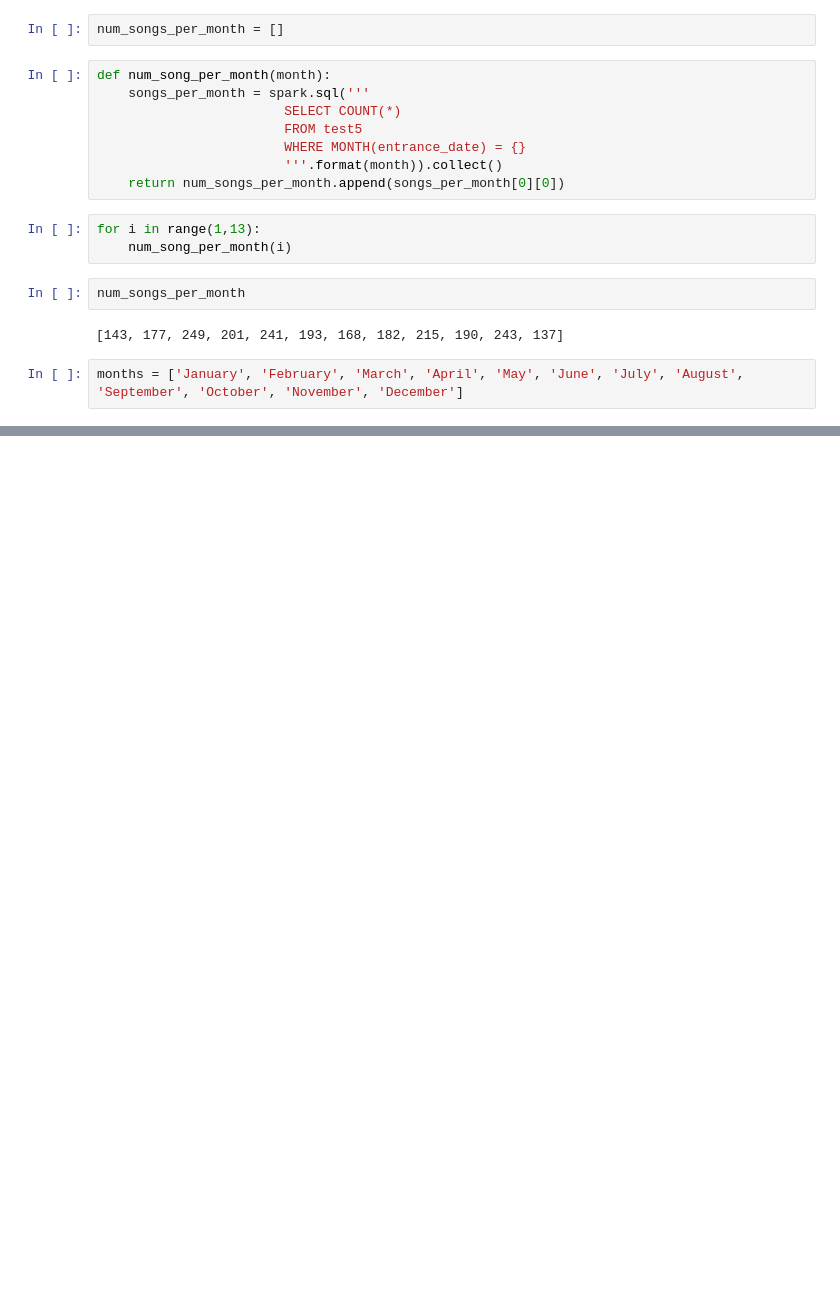
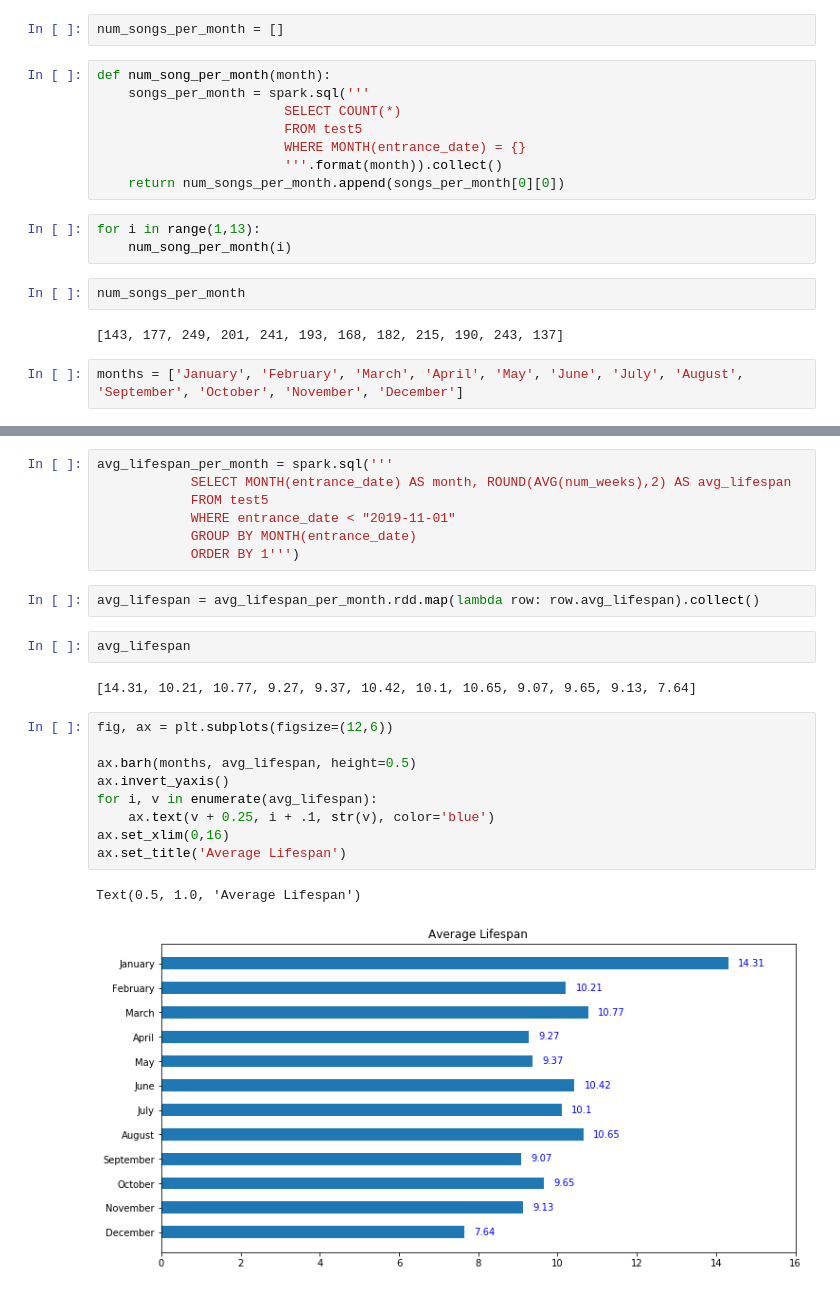
Before and after one commit to virsagothethird/UK-Top-100-Songs, a Jupyter notebook: uk100.ipynb, the cells around one changed output, grey strips where cells are left out. Saved outputs shown, nothing was run; the diff lists cells and outputs as text; blank space fills up the shorter version.

```diff
--- a/uk100.ipynb
+++ b/uk100.ipynb
@@ -851,0 +924,25 @@ ax.set_xlim(0,280)
+# %%
+avg_lifespan_per_month = spark.sql('''
+            SELECT MONTH(entrance_date) AS month, ROUND(AVG(num_weeks),2) AS avg_lifespan
+            FROM test5
+            WHERE entrance_date < "2019-11-01"
+            GROUP BY MONTH(entrance_date)
+            ORDER BY 1''')
+# %%
+avg_lifespan = avg_lifespan_per_month.rdd.map(lambda row: row.avg_lifespan).collect()
+# %%
+avg_lifespan
+# %% [output]
+[14.31, 10.21, 10.77, 9.27, 9.37, 10.42, 10.1, 10.65, 9.07, 9.65, 9.13, 7.64]
+# %%
+fig, ax = plt.subplots(figsize=(12,6))
+
+ax.barh(months, avg_lifespan, height=0.5)
+ax.invert_yaxis()
+for i, v in enumerate(avg_lifespan):
+    ax.text(v + 0.25, i + .1, str(v), color='blue')
+ax.set_xlim(0,16)
+ax.set_title('Average Lifespan')
+# %% [output]
+Text(0.5, 1.0, 'Average Lifespan')
+[figure, added]
```
Also changed, not shown: parts of 9 cells of this notebook.
